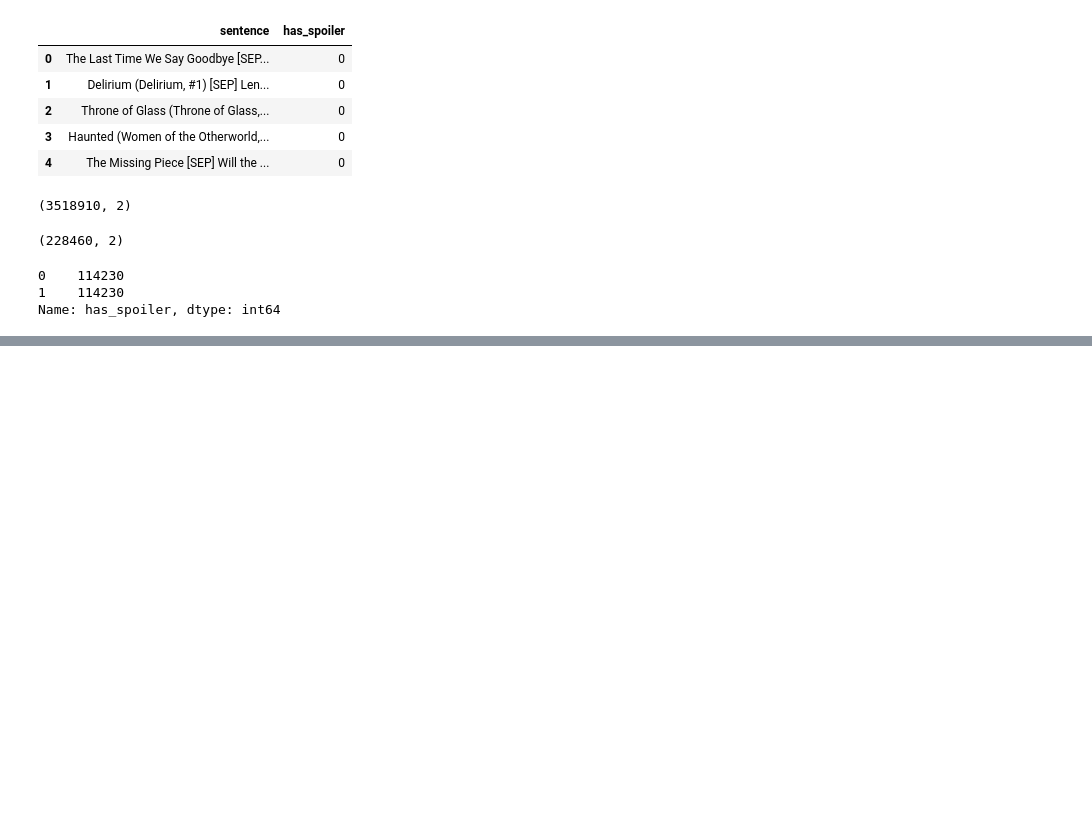
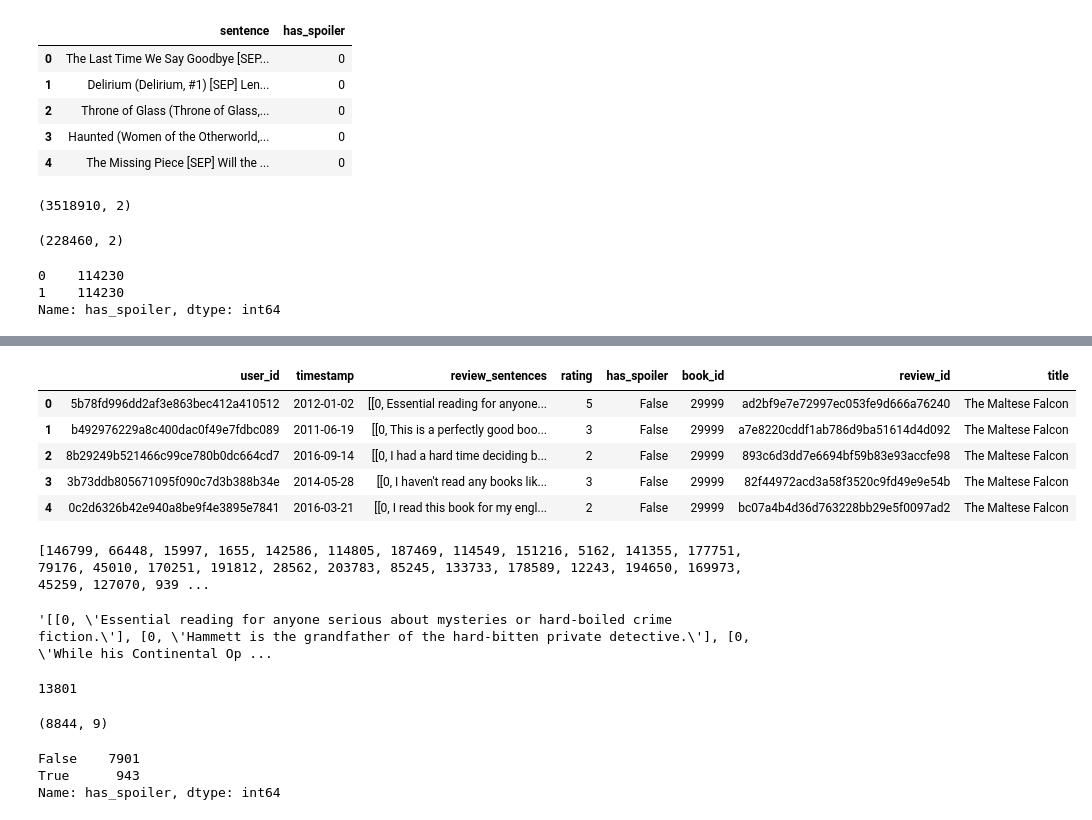
Before and after one commit to lemminkainen94/spoilerAlert, a Jupyter notebook: data_prep.ipynb, the cells around one changed output, grey strips where cells are left out. Drawn from its saved outputs; the diff is of its cells as text; code cells hidden in the pictures; blank space fills up the shorter version.

```diff
--- a/data_prep.ipynb
+++ b/data_prep.ipynb
@@ -237,0 +469,21 @@ Name: has_spoiler, dtype: int64
+# %%
+gr = pd.read_pickle('csc2515-project-main/csc2515-project-main/data/goodreads.pkl')
+gr.head()
+# %% [output]
+|  | user_id | timestamp | review_sentences | rating | has_spoiler | book_id | review_id | title |
+| 0 | 5b78fd996dd2af3e863bec412a410512 | 2012-01-02 | [[0, Essential reading for anyone... | 5 | False | 29999 | ad2bf9e7e72997ec053fe9d666a76240 | The Maltese Falcon |
+| 1 | b492976229a8c400dac0f49e7fdbc089 | 2011-06-19 | [[0, This is a perfectly good boo... | 3 | False | 29999 | a7e8220cddf1ab786d9ba51614d4d092 | The Maltese Falcon |
+| 2 | 8b29249b521466c99ce780b0dc664cd7 | 2016-09-14 | [[0, I had a hard time deciding b... | 2 | False | 29999 | 893c6d3dd7e6694bf59b83e93accfe98 | The Maltese Falcon |
+| 3 | 3b73ddb805671095f090c7d3b388b34e | 2014-05-28 | [[0, I haven't read any books lik... | 3 | False | 29999 | 82f44972acd3a58f3520c9fd49e9e54b | The Maltese Falcon |
+| 4 | 0c2d6326b42e940a8be9f4e3895e7841 | 2016-03-21 | [[0, I read this book for my engl... | 2 | False | 29999 | bc07a4b4d36d763228bb29e5f0097ad2 | The Maltese Falcon |
+# %%
+ids = []
+for ix, row in res.iterrows():
+    try:
+        ids.append(gr[gr.rev_str.str.contains(row.sent)].index[0])
+    except:
+        pass
+
+print(ids)
+# %% [output]
+[146799, 66448, 15997, 1655, 142586, 114805, 187469, 114549, 151216, 5162, 141355, 177751, 79176, 45010, 170251, 191812, 28562, 203783, 85245, 133733, 178589, 12243, 194650, 169973, 45259, 127070, 939 ...
@@ -237,0 +492,8 @@ Name: has_spoiler, dtype: int64
+# %%
+gr.rev_str.iloc[0]
+# %% [output]
+'[[0, \'Essential reading for anyone serious about mysteries or hard-boiled crime fiction.\'], [0, \'Hammett is the grandfather of the hard-bitten private detective.\'], [0, \'While his Continental Op ...
+# %%
+len(ids)
+# %% [output]
+13801
@@ -237,0 +502,10 @@ Name: has_spoiler, dtype: int64
+# %%
+gr.shape
+# %% [output]
+(8844, 9)
+# %%
+gr.has_spoiler.value_counts()
+# %% [output]
+False    7901
+True      943
+Name: has_spoiler, dtype: int64
```
Also changed, not shown: parts of 43 cells of this notebook, 7 other files.
